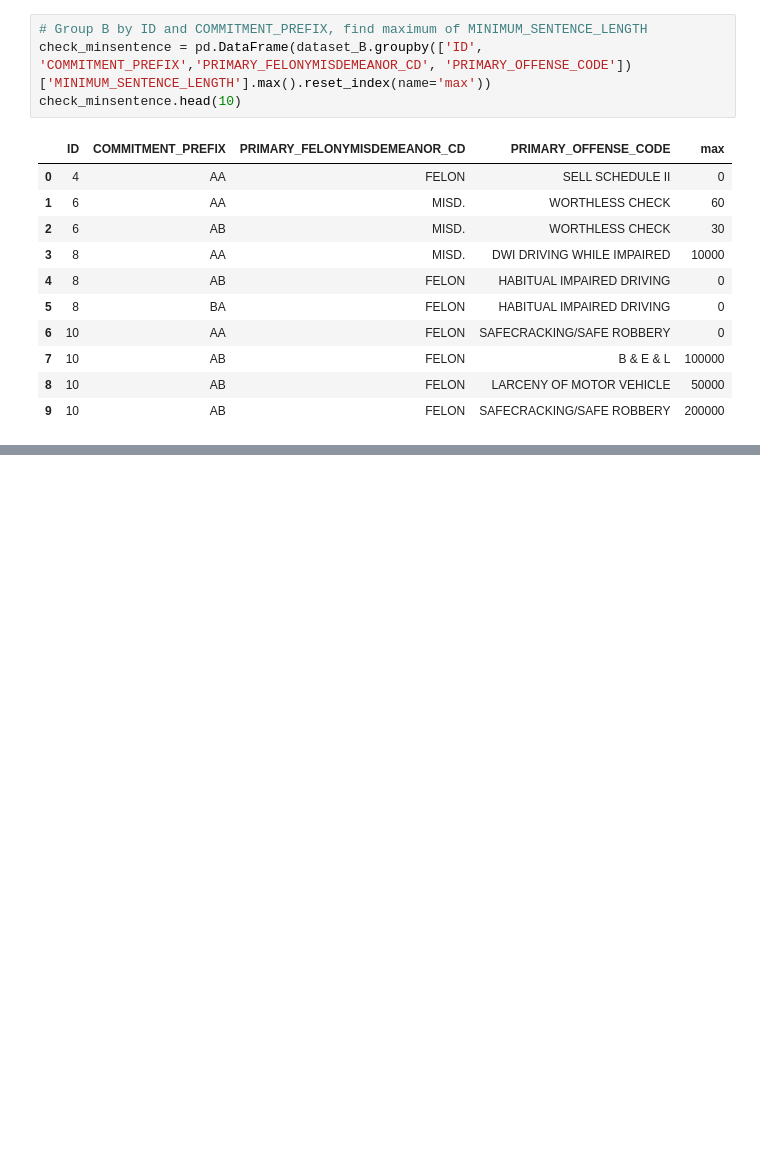
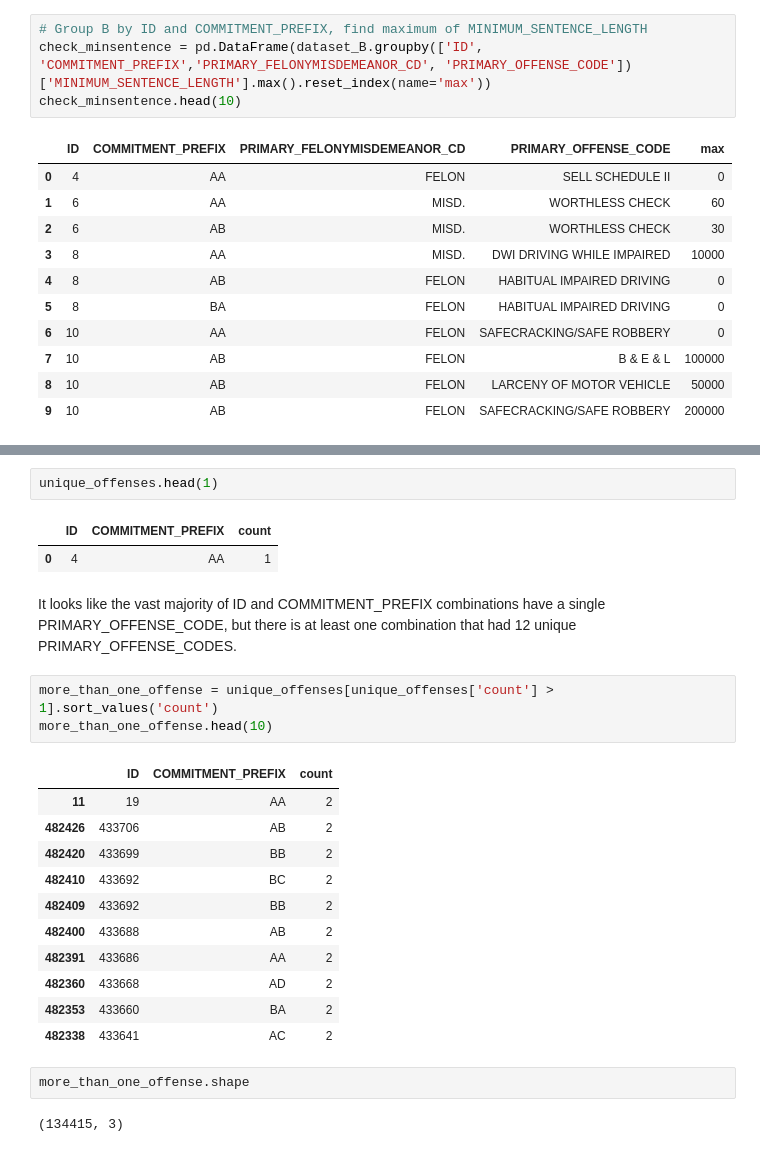
Before and after one commit to christi-liongson/covid_decarceration, a Jupyter notebook: files/build_dataset.ipynb, the cells around one changed output, grey strips where cells are left out. Saved outputs shown, nothing was run; the diff lists cells and outputs as text; blank space fills up the shorter version.

```diff
--- a/files/build_dataset.ipynb
+++ b/files/build_dataset.ipynb
@@ -328,0 +351,26 @@ filtered_B.head(10)
+# %%
+unique_offenses.head(1)
+# %% [output]
+|  | ID | COMMITMENT_PREFIX | count |
+| 0 | 4 | AA | 1 |
+# %% [markdown]
+It looks like the vast majority of ID and COMMITMENT_PREFIX combinations have a single PRIMARY_OFFENSE_CODE, but there is at least one combination that had 12 unique PRIMARY_OFFENSE_CODES.
+# %%
+more_than_one_offense = unique_offenses[unique_offenses['count'] > 1].sort_values('count')
+more_than_one_offense.head(10)
+# %% [output]
+|  | ID | COMMITMENT_PREFIX | count |
+| 11 | 19 | AA | 2 |
+| 482426 | 433706 | AB | 2 |
+| 482420 | 433699 | BB | 2 |
+| 482410 | 433692 | BC | 2 |
+| 482409 | 433692 | BB | 2 |
+| 482400 | 433688 | AB | 2 |
+| 482391 | 433686 | AA | 2 |
+| 482360 | 433668 | AD | 2 |
+| 482353 | 433660 | BA | 2 |
+| 482338 | 433641 | AC | 2 |
+# %%
+more_than_one_offense.shape
+# %% [output]
+(134415, 3)
```
Also changed, not shown: parts of 24 cells of this notebook.
